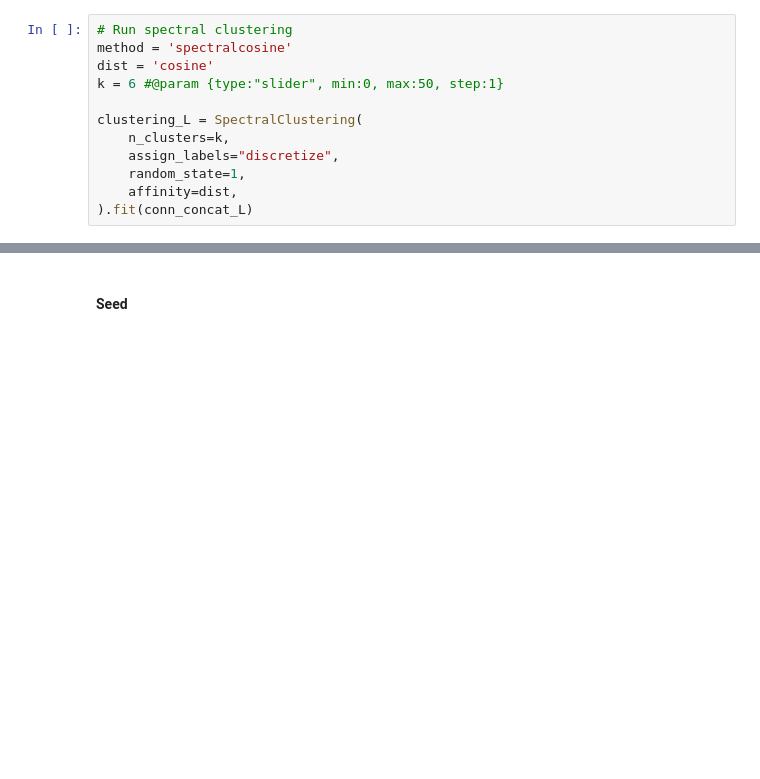
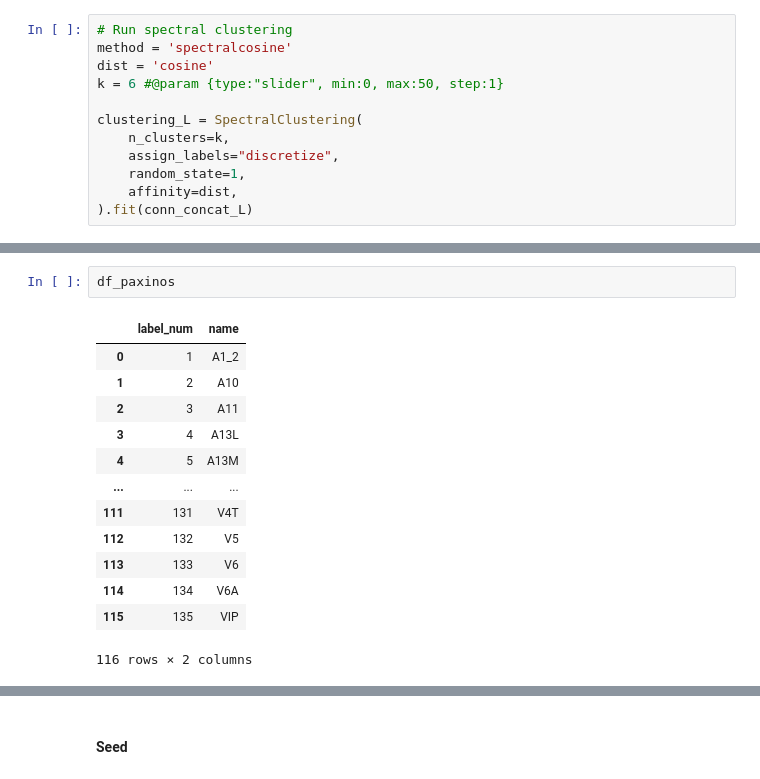
Before and after one commit to khanlab/subcorticalparc-smk, a Jupyter notebook: notebook/diffparc_viz.ipynb, the cells around one changed output, grey strips where cells are left out. Cells and saved outputs as stored; diff of their text form; blank space fills up the shorter version.

```diff
--- a/notebook/diffparc_viz.ipynb
+++ b/notebook/diffparc_viz.ipynb
@@ -78,2 +91,18 @@ shape conn_concat: (1661, 31140)
+# %%
+df_paxinos
+# %% [output]
+|  | label_num | name |
+| 0 | 1 | A1_2 |
+| 1 | 2 | A10 |
+| 2 | 3 | A11 |
+| 3 | 4 | A13L |
+| 4 | 5 | A13M |
+| ... | ... | ... |
+| 111 | 131 | V4T |
+| 112 | 132 | V5 |
+| 113 | 133 | V6 |
+| 114 | 134 | V6A |
+| 115 | 135 | VIP |
+116 rows × 2 columns
 # %%
 # Get features for each label and average over voxwels
```
Also changed, not shown: parts of 8 cells of this notebook, 7 other files.
